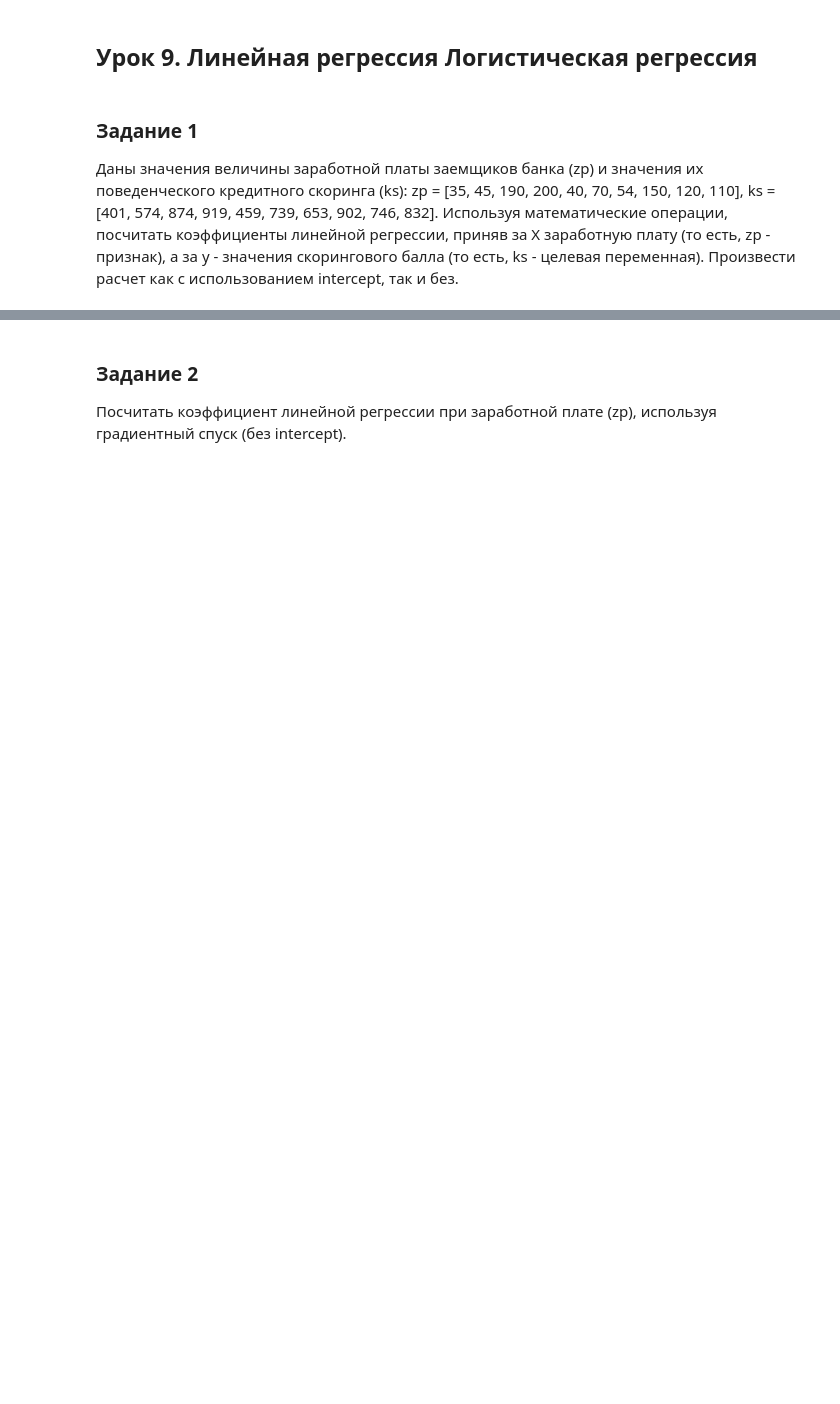
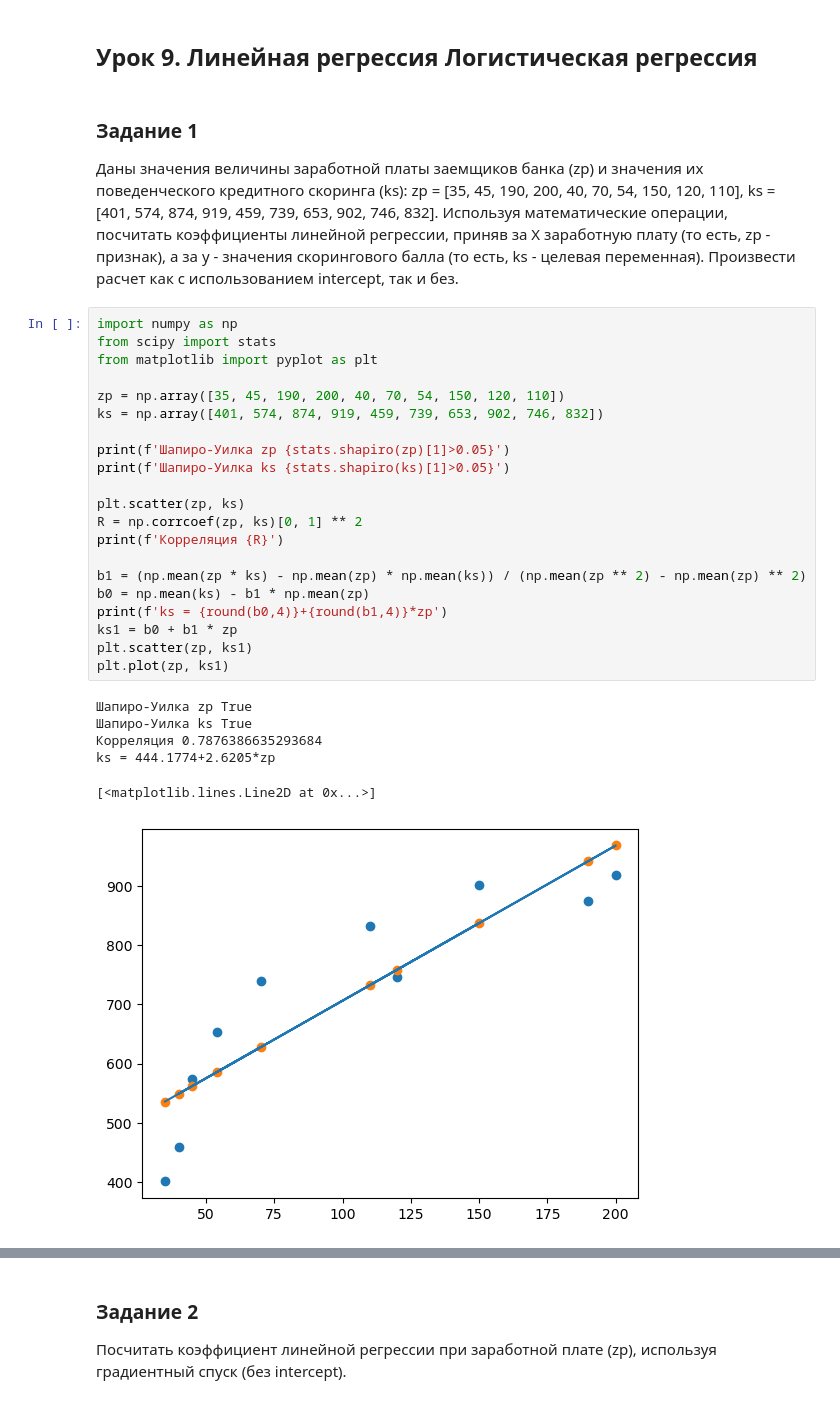
Before and after one commit to nata44845/ter_ver, a Jupyter notebook: homework/homework9.ipynb, the cells around one changed output, grey strips where cells are left out. Drawn from its saved outputs; the diff is of its cells as text; blank space fills up the shorter version.

```diff
--- a/homework/homework9.ipynb
+++ b/homework/homework9.ipynb
@@ -3,3 +3,31 @@
 # %% [markdown]
 ### Задание 1
 Даны значения величины заработной платы заемщиков банка (zp) и значения их поведенческого кредитного скоринга (ks): zp = [35, 45, 190, 200, 40, 70, 54, 150, 120, 110], ks = [401, 574, 874, 919, 459, 739, 653, 902, 746, 832]. Используя математические операции, посчитать коэффициенты линейной регрессии, приняв за X заработную плату (то есть, zp - признак), а за y - значения скорингового балла (то есть, ks - целевая переменная). Произвести расчет как с использованием intercept, так и без.
+# %%
+import numpy as np
+from scipy import stats
+from matplotlib import pyplot as plt
+
+zp = np.array([35, 45, 190, 200, 40, 70, 54, 150, 120, 110])
+ks = np.array([401, 574, 874, 919, 459, 739, 653, 902, 746, 832])
+
+print(f'Шапиро-Уилка zp {stats.shapiro(zp)[1]>0.05}')
+print(f'Шапиро-Уилка ks {stats.shapiro(ks)[1]>0.05}')
+
+plt.scatter(zp, ks)
+R = np.corrcoef(zp, ks)[0, 1] ** 2
+print(f'Корреляция {R}')
+
+b1 = (np.mean(zp * ks) - np.mean(zp) * np.mean(ks)) / (np.mean(zp ** 2) - np.mean(zp) ** 2)
+b0 = np.mean(ks) - b1 * np.mean(zp)
+print(f'ks = {round(b0,4)}+{round(b1,4)}*zp')
+ks1 = b0 + b1 * zp
+plt.scatter(zp, ks1)
+plt.plot(zp, ks1)
+# %% [output]
+Шапиро-Уилка zp True
+Шапиро-Уилка ks True
+Корреляция 0.7876386635293684
+ks = 444.1774+2.6205*zp
+[<matplotlib.lines.Line2D at 0x...>]
+[figure, added]
```
Also changed, not shown: parts of 3 cells of this notebook, 5 other files.
